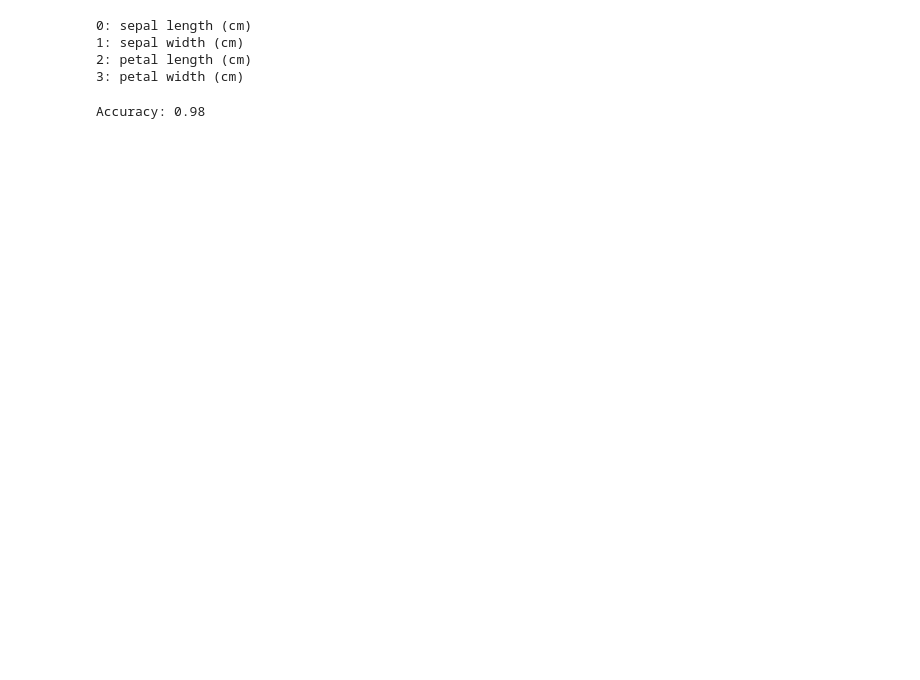
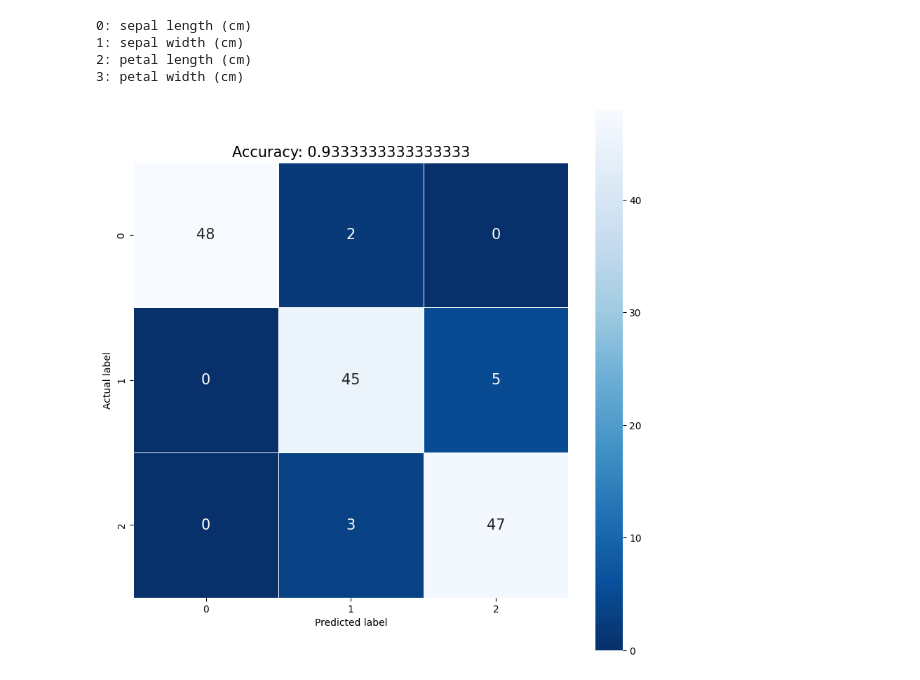
Before and after one commit to Oli2861/math, a Jupyter notebook: notebooks/ML/Binary Decision trees.ipynb, the cells around one changed output. Saved outputs shown, nothing was run; the diff lists cells and outputs as text; code cells hidden in the pictures; blank space fills up the shorter version.

Commit message:
Performed multi-class classification & added confusion matrix.

```diff
--- a/notebooks/ML/Binary Decision trees.ipynb
+++ b/notebooks/ML/Binary Decision trees.ipynb
@@ -31,12 +34,7 @@ import matplotlib.pyplot as plt
 # %%
-
 iris = datasets.load_iris()
 X_train = iris.data
 y_train = iris.target
-
-# Filter out only two classes
-X_train = X_train[y_train != 2]
-y_train = y_train[y_train != 2]
 # %%
 _, ax = plt.subplots()
 scatter = ax.scatter(iris.data[:, 0], iris.data[:, 1], c=iris.target)
@@ -251,9 +260,15 @@ for (index, feature_name) in enumerate(iris.feature_names):
 2: petal length (cm)
 3: petal width (cm)
 # %%
-from sklearn.metrics import accuracy_score
+preds = [decision_tree.predict(x) for x in X_train]
 
-preds = [decision_tree.predict(x) for x in X_train]
-print(f"Accuracy: {accuracy_score(y_train, preds)}")
+# Plot confusion matrix
+cm = confusion_matrix(y_train, preds)
+plt.figure(figsize=(10, 10))
+sns.heatmap(cm, annot=True, fmt=".0f", linewidths=.5, square = True, cmap = 'Blues_r', annot_kws={"size": 15})
+plt.ylabel('Actual label')
+plt.xlabel('Predicted label')
+plt.title(f"Accuracy: {accuracy_score(y_train, preds)}", size = 15)
+plt.show()
 # %% [output]
-Accuracy: 0.98
+[figure, added]
```
Also changed, not shown: parts of 4 cells of this notebook.
